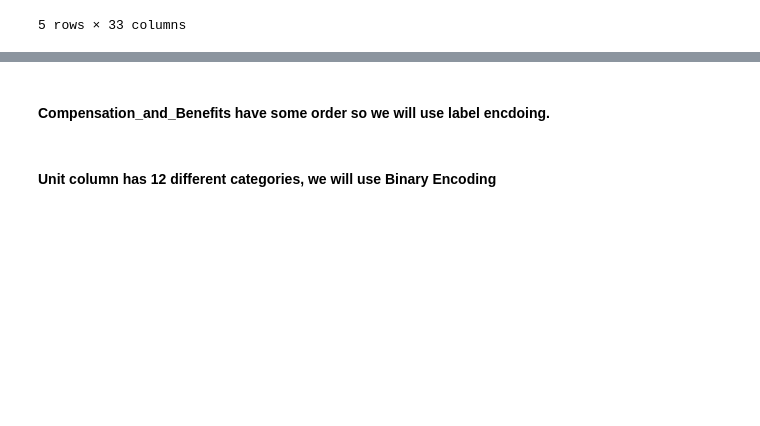
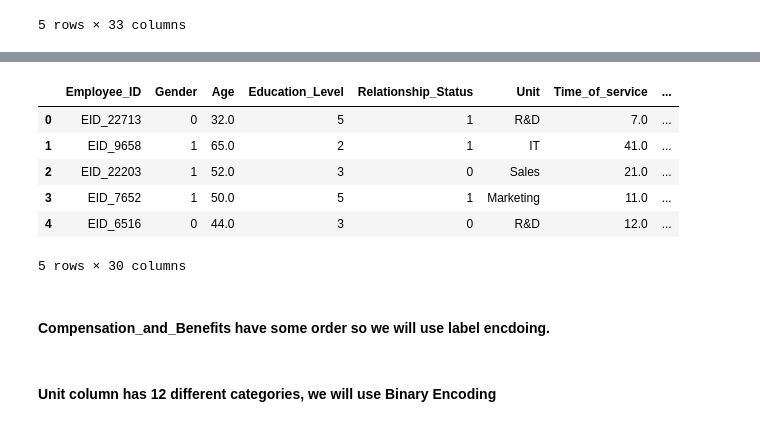
Before and after one commit to samacker77/Are-you-leaving, a Jupyter notebook: notebook.ipynb, the cells around one changed output, grey strips where cells are left out. Cells and saved outputs as stored; diff of their text form; code cells hidden in the pictures; blank space fills up the shorter version.

```diff
--- a/notebook.ipynb
+++ b/notebook.ipynb
@@ -290,4 +295,0 @@ train_data= train_data.join(enc_hometown_train)
-# %%
-enc_data=one_hot_enc.transform(test_data[['Hometown']]).toarray()
-enc_hometown_test=pd.DataFrame(enc_data,columns=one_hot_enc.categories_[0])
-test_data= test_data.join(enc_hometown_test)
@@ -298,4 +295,0 @@ train_data= train_data.join(enc_dec_skill_train)
-# %%
-enc_data=one_hot_enc.transform(test_data[['Decision_skill_possess']]).toarray()
-enc_dec_skill_test=pd.DataFrame(enc_data,columns=one_hot_enc.categories_[0])
-test_data= test_data.join(enc_dec_skill_test)
@@ -317,3 +331,13 @@ test_data.drop(['Hometown','Decision_skill_possess'],axis=1,inplace=True)
+# %%
+test_data.head()
+# %% [output]
+|  | Employee_ID | Gender | Age | Education_Level | Relationship_Status | Unit | Time_of_service | ... |
+| 0 | EID_22713 | 0 | 32.0 | 5 | 1 | R&D | 7.0 | ... |
+| 1 | EID_9658 | 1 | 65.0 | 2 | 1 | IT | 41.0 | ... |
+| 2 | EID_22203 | 1 | 52.0 | 3 | 0 | Sales | 21.0 | ... |
+| 3 | EID_7652 | 1 | 50.0 | 5 | 1 | Marketing | 11.0 | ... |
+| 4 | EID_6516 | 0 | 44.0 | 3 | 0 | R&D | 12.0 | ... |
+5 rows × 30 columns
 # %% [markdown]
 #### Compensation_and_Benefits have some order so we will use label encdoing.
 # %%
```
Also changed, not shown: parts of 29 cells of this notebook, 1 other file.
